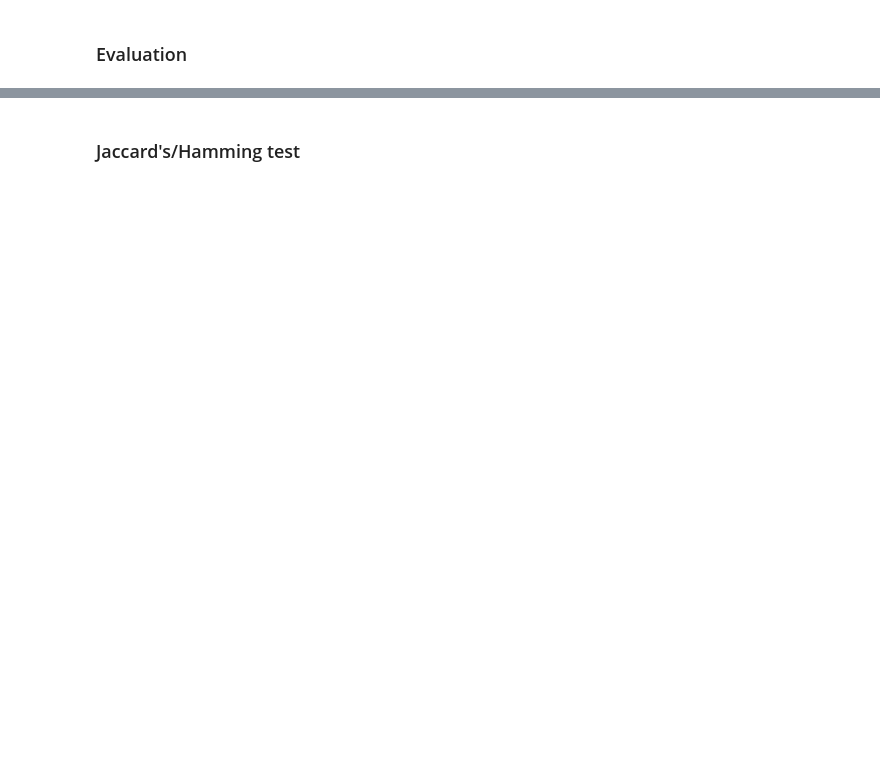
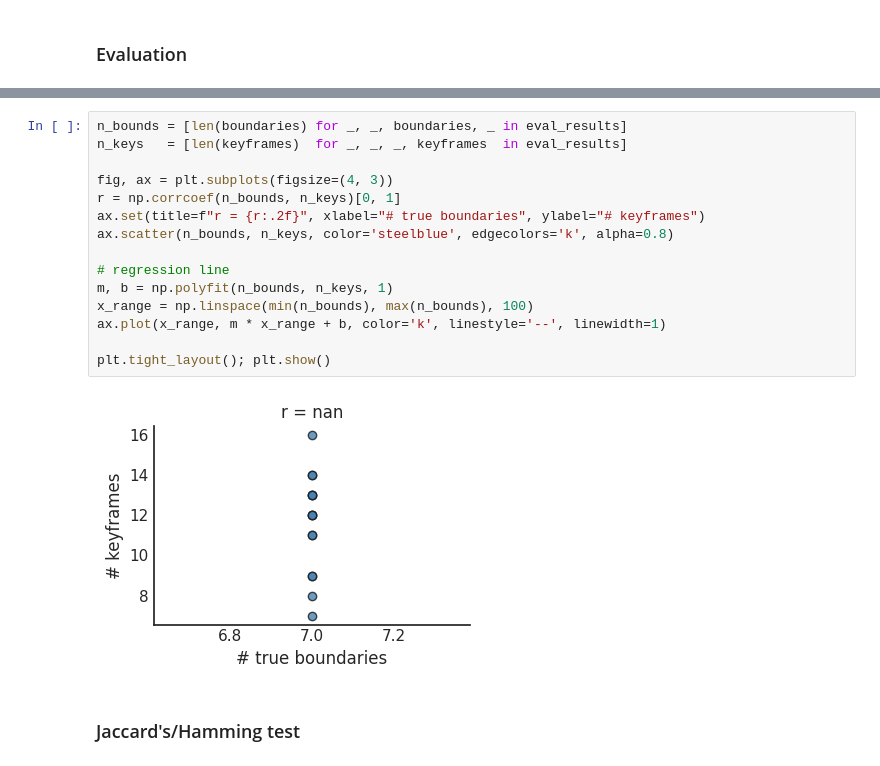
Before and after one commit to siyer7/narrative_map, a Jupyter notebook: code/narrative/1-segmentation.ipynb, the cells around one changed output, grey strips where cells are left out. Cells and saved outputs as stored; diff of their text form; blank space fills up the shorter version.

```diff
--- a/code/narrative/1-segmentation.ipynb
+++ b/code/narrative/1-segmentation.ipynb
@@ -240,3 +271,20 @@ plt.tight_layout(); plt.show()
+# %%
+n_bounds = [len(boundaries) for _, _, boundaries, _ in eval_results]
+n_keys   = [len(keyframes)  for _, _, _, keyframes  in eval_results]
+
+fig, ax = plt.subplots(figsize=(4, 3))
+r = np.corrcoef(n_bounds, n_keys)[0, 1]
+ax.set(title=f"r = {r:.2f}", xlabel="# true boundaries", ylabel="# keyframes")
+ax.scatter(n_bounds, n_keys, color='steelblue', edgecolors='k', alpha=0.8)
+
+# regression line
+m, b = np.polyfit(n_bounds, n_keys, 1)
+x_range = np.linspace(min(n_bounds), max(n_bounds), 100)
+ax.plot(x_range, m * x_range + b, color='k', linestyle='--', linewidth=1)
+
+plt.tight_layout(); plt.show()
+# %% [output]
+[figure, added]
 # %% [markdown]
 ### Jaccard's/Hamming test
 # %%
```
Also changed, not shown: parts of 16 cells of this notebook, 1 other file.
